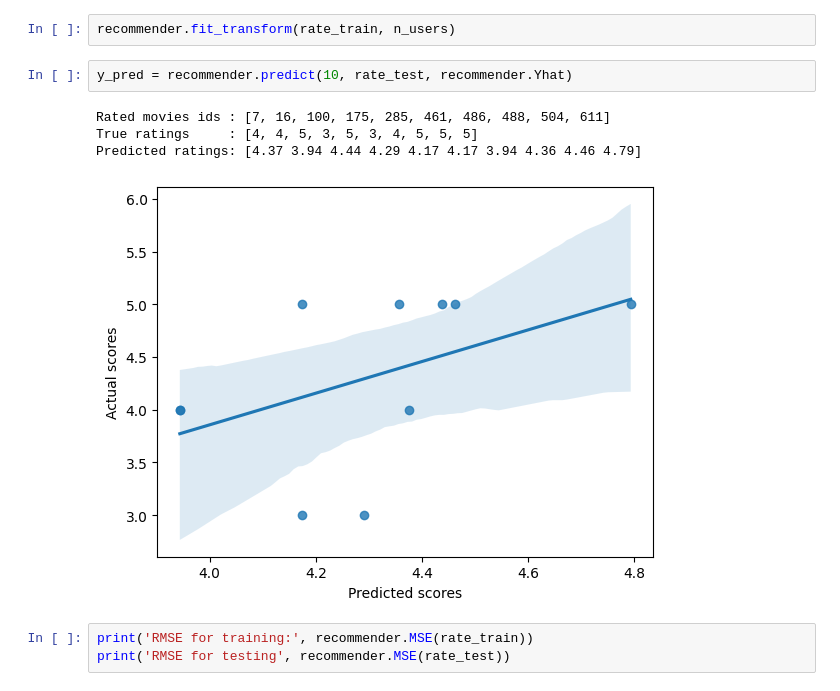
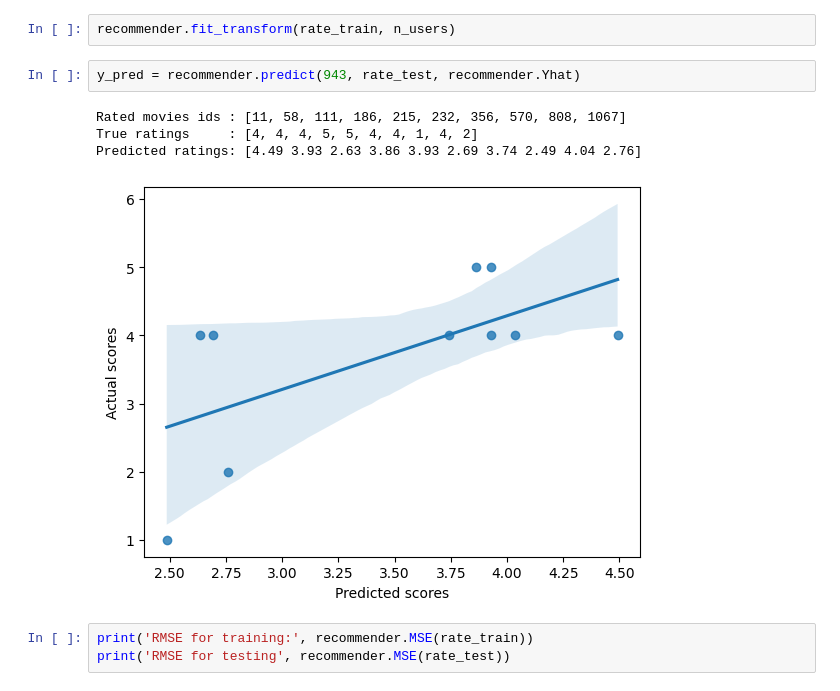
Before and after one commit to Narius2030/Recommendation-System, a Jupyter notebook: recommendsys-rating.ipynb, the cells around one changed output. Drawn from its saved outputs; the diff is of its cells as text.

```diff
--- a/recommendsys-rating.ipynb
+++ b/recommendsys-rating.ipynb
@@ -171,12 +171,12 @@ recommender = ContentBasedWithRating(tfidf=tfidf)
 # %%
 recommender.fit_transform(rate_train, n_users)
 # %%
-y_pred = recommender.predict(10, rate_test, recommender.Yhat)
+y_pred = recommender.predict(943, rate_test, recommender.Yhat)
 # %% [output]
-Rated movies ids : [7, 16, 100, 175, 285, 461, 486, 488, 504, 611]
-True ratings     : [4, 4, 5, 3, 5, 3, 4, 5, 5, 5]
-Predicted ratings: [4.37 3.94 4.44 4.29 4.17 4.17 3.94 4.36 4.46 4.79]
+Rated movies ids : [11, 58, 111, 186, 215, 232, 356, 570, 808, 1067]
+True ratings     : [4, 4, 4, 5, 5, 4, 4, 1, 4, 2]
+Predicted ratings: [4.49 3.93 2.63 3.86 3.93 2.69 3.74 2.49 4.04 2.76]
-[figure, old version]
+[figure, new version]
 # %%
 print('RMSE for training:', recommender.MSE(rate_train))
 print('RMSE for testing', recommender.MSE(rate_test))
```
Also changed, not shown: parts of 7 cells of this notebook, 6 other files.
